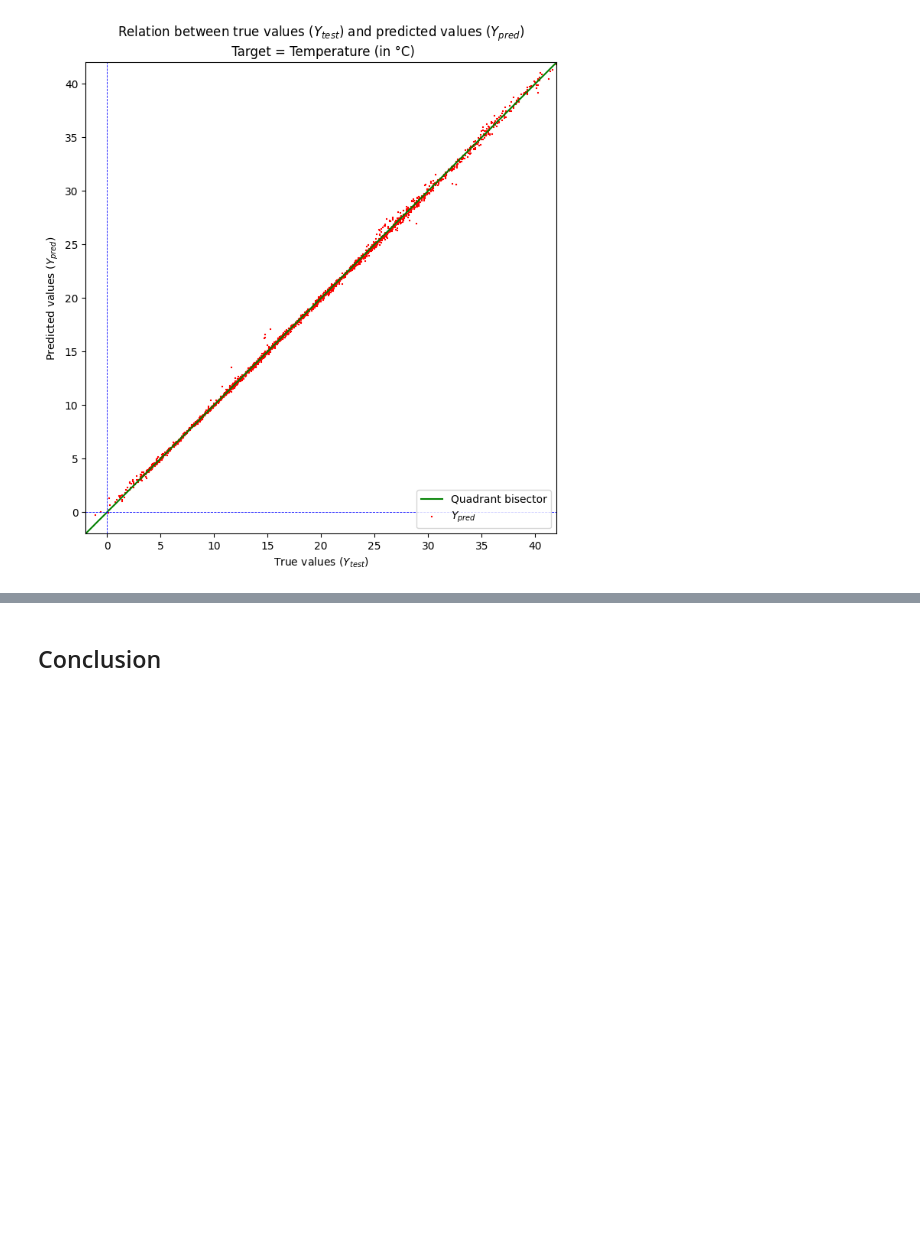
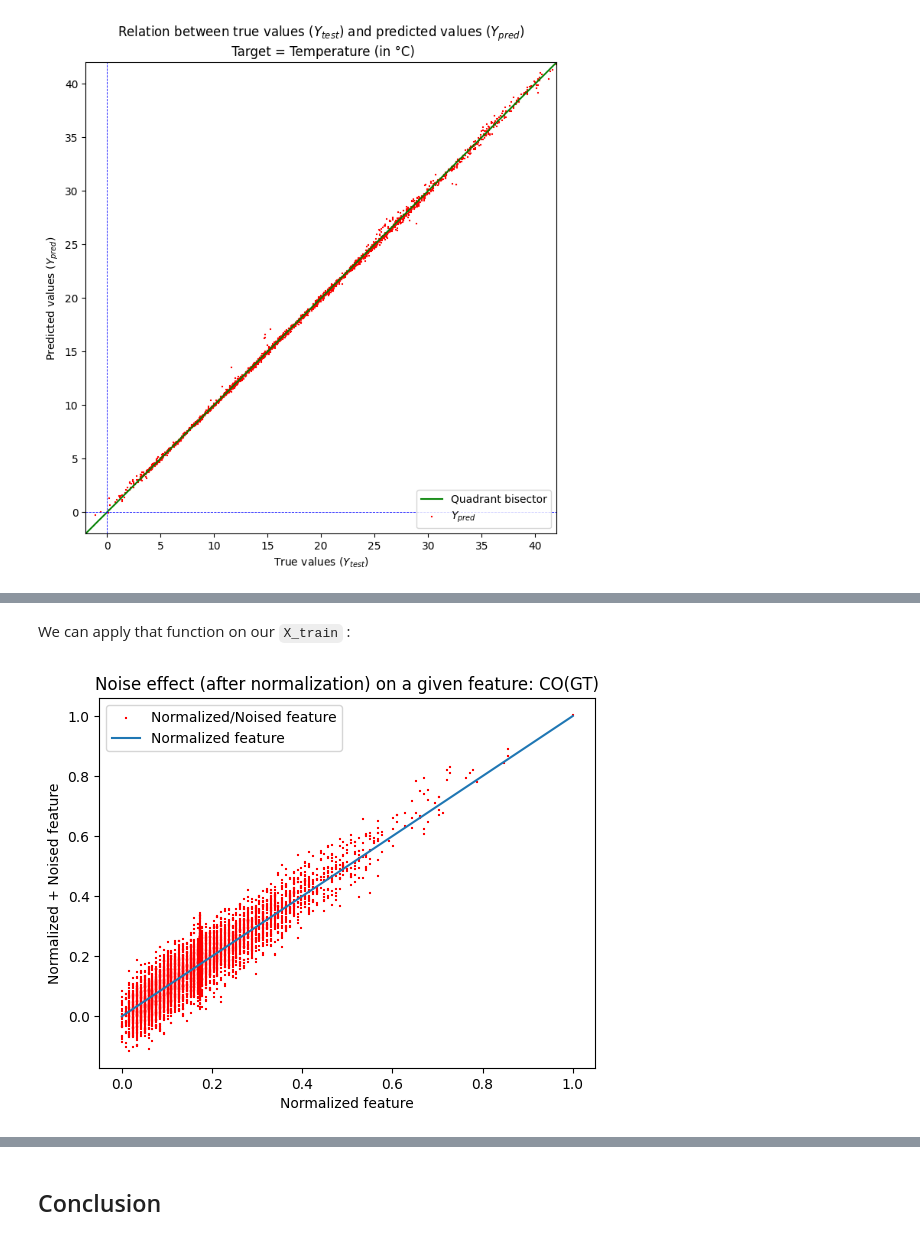
Before and after one commit to lcsrodriguez/dl-practicals, a Jupyter notebook: p2/p2.ipynb, the cells around one changed output, grey strips where cells are left out. Cells and saved outputs as stored; diff of their text form; code cells hidden in the pictures; blank space fills up the shorter version.

```diff
--- a/p2/p2.ipynb
+++ b/p2/p2.ipynb
@@ -1165,0 +1377,39 @@ _ = plt.legend()
+# %%
+def noising_features(X):
+    """
+    Function generating and applying a noised version on all the features of a given dataset
+    """
+    # Defining the global variables
+    alpha = 1.04
+    beta = 4
+    gamma = - 0.007
+
+    # Deepcopying the features (for security reason)
+    d = copy.deepcopy(X)
+
+    # Iterating on each feature
+    for c in range(X.shape[1]):
+        # Computing the variance of the feature
+        std_col = np.var(d[:, c])
+
+        # Computing the additive part of the noise
+        d[:, c] = np.random.normal(0, beta*std_col, size=(X.shape[0],))
+
+    # Applying and returning the final noise
+    return alpha*X + d + gamma
+# %% [markdown]
+We can apply that function on our `X_train` :
+# %%
+# Computing the noisy features
+X_train_noise = noising_features(X_train)
+
+# Plotting the results
+_ = plt.scatter(X_train.T[0],X_train_noise.T[0],s=2, marker='+' ,c="r", label="Normalized/Noised feature")
+x = np.linspace(0, 1, 100)
+_ = plt.plot(x,x, label="Normalized feature")
+plt.xlabel("Normalized feature")
+plt.ylabel("Normalized + Noised feature")
+_ = plt.title("Noise effect (after normalization) on a given feature: CO(GT)")
+_ = plt.legend()
+# %% [output]
+[figure, added]
```
Also changed, not shown: parts of 45 cells of this notebook, 1 other file.
